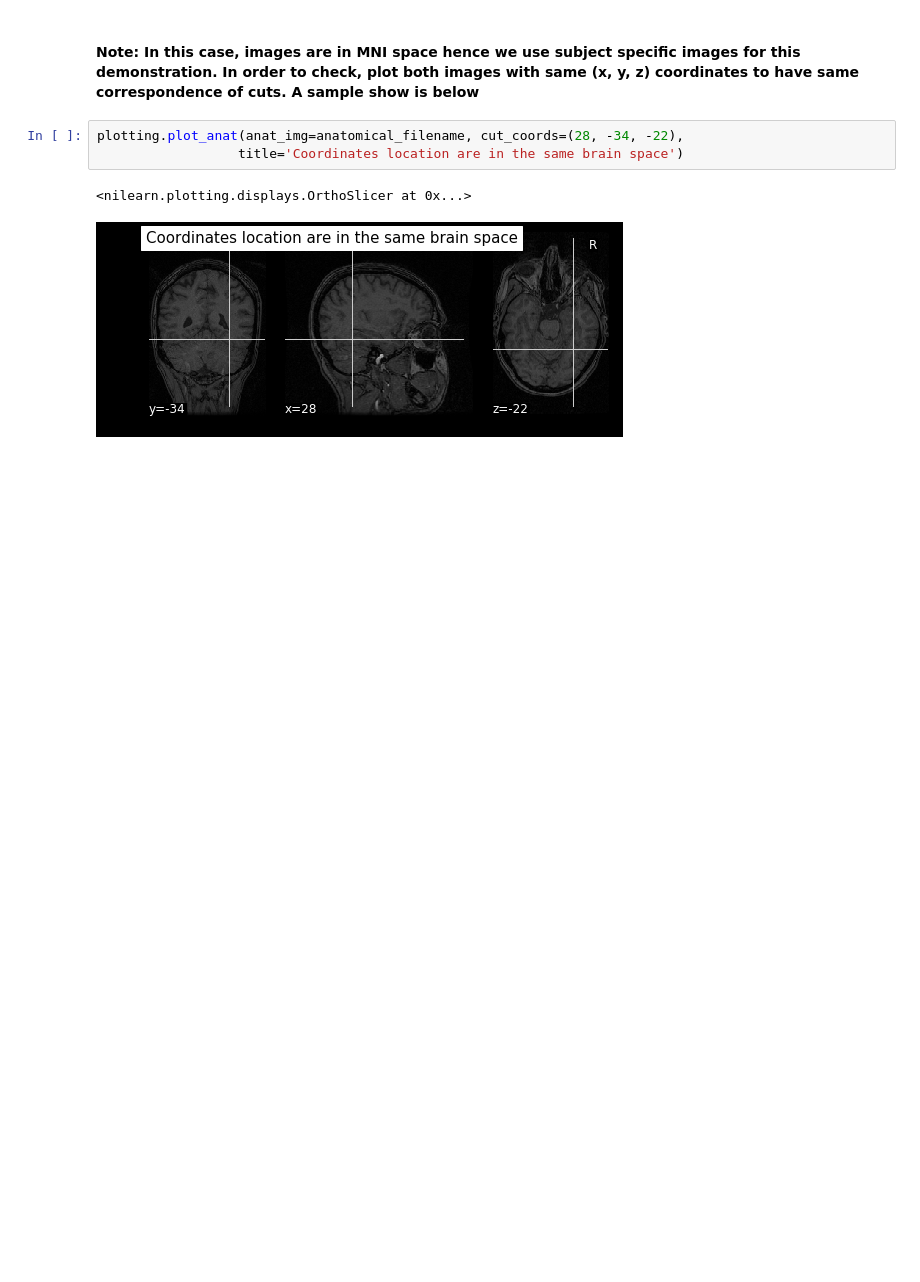
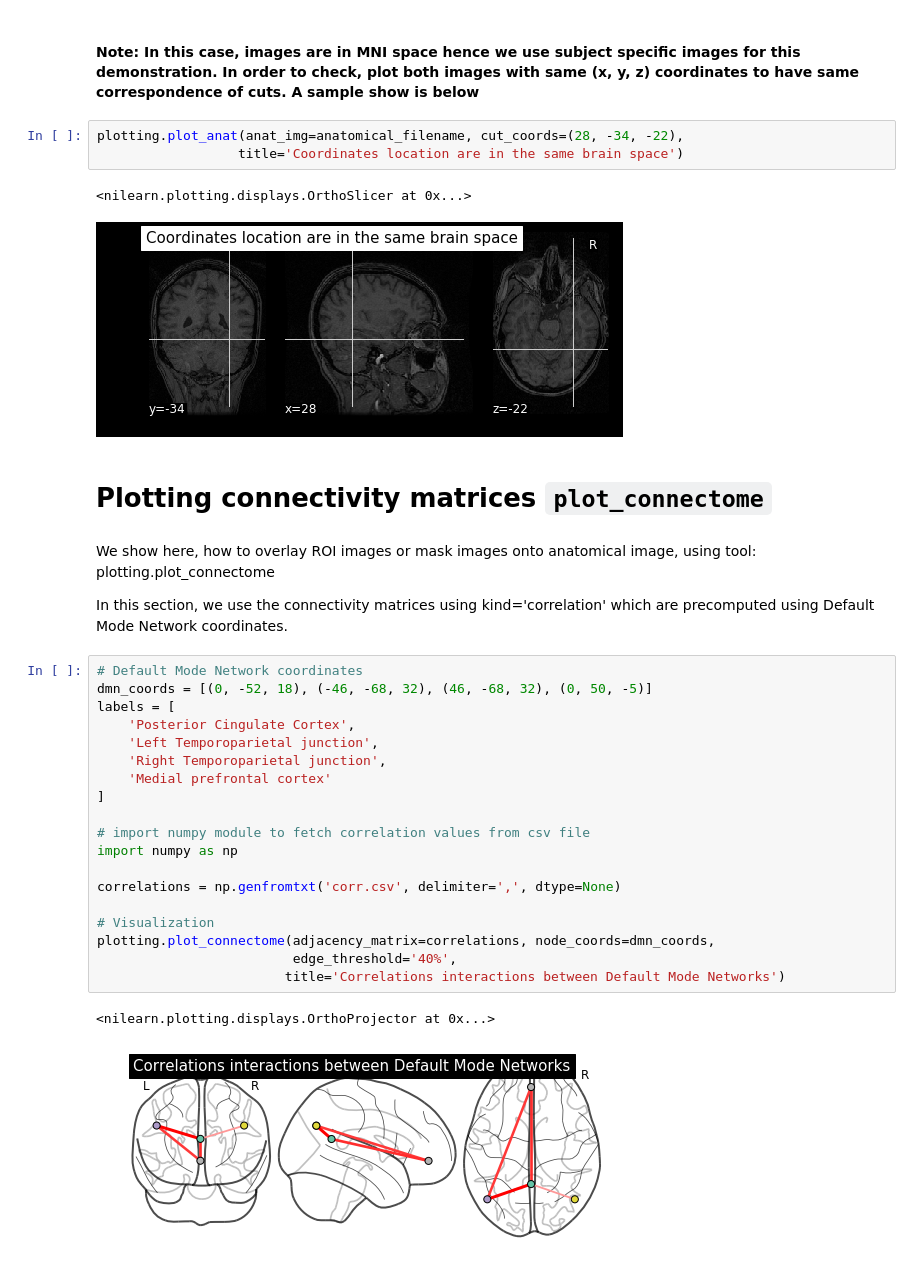
Before and after one commit to KamalakerDadi/Tutorial, a Jupyter notebook: nilearn_plotting.ipynb, the cells around one changed output. Cells and saved outputs as stored; diff of their text form; blank space fills up the shorter version.

Commit message:
Basic Nilearn tutorial on plotting

```diff
--- a/nilearn_plotting.ipynb
+++ b/nilearn_plotting.ipynb
@@ -310,3 +310,31 @@ plotting.plot_anat(anat_img=anatomical_filename, cut_coords=(28, -34, -22),
 # %% [output]
 <nilearn.plotting.displays.OrthoSlicer at 0x...>
 [figure]
+# %% [markdown]
+# Plotting connectivity matrices `plot_connectome`
+# %% [markdown]
+We show here, how to overlay ROI images or mask images onto anatomical image, using tool: plotting.plot_connectome
+
+In this section, we use the connectivity matrices using kind='correlation' which are precomputed using Default Mode Network coordinates.
+# %%
+# Default Mode Network coordinates
+dmn_coords = [(0, -52, 18), (-46, -68, 32), (46, -68, 32), (0, 50, -5)]
+labels = [
+    'Posterior Cingulate Cortex',
+    'Left Temporoparietal junction',
+    'Right Temporoparietal junction',
+    'Medial prefrontal cortex'
+]
+
+# import numpy module to fetch correlation values from csv file
+import numpy as np
+
+correlations = np.genfromtxt('corr.csv', delimiter=',', dtype=None)
+
+# Visualization
+plotting.plot_connectome(adjacency_matrix=correlations, node_coords=dmn_coords,
+                         edge_threshold='40%',
+                        title='Correlations interactions between Default Mode Networks')
+# %% [output]
+<nilearn.plotting.displays.OrthoProjector at 0x...>
+[figure, added]
```
Also changed, not shown: parts of 7 cells of this notebook, 2 other files.
